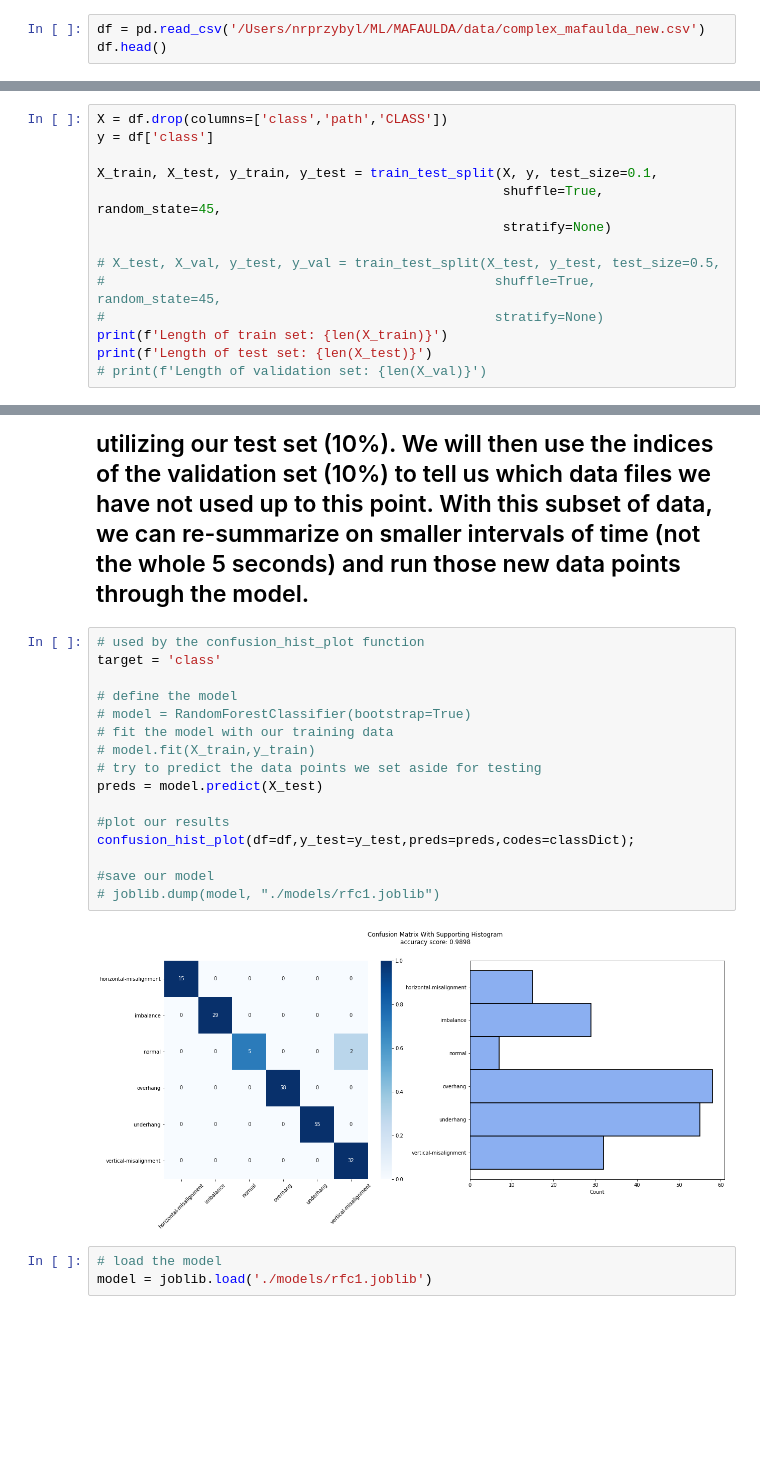
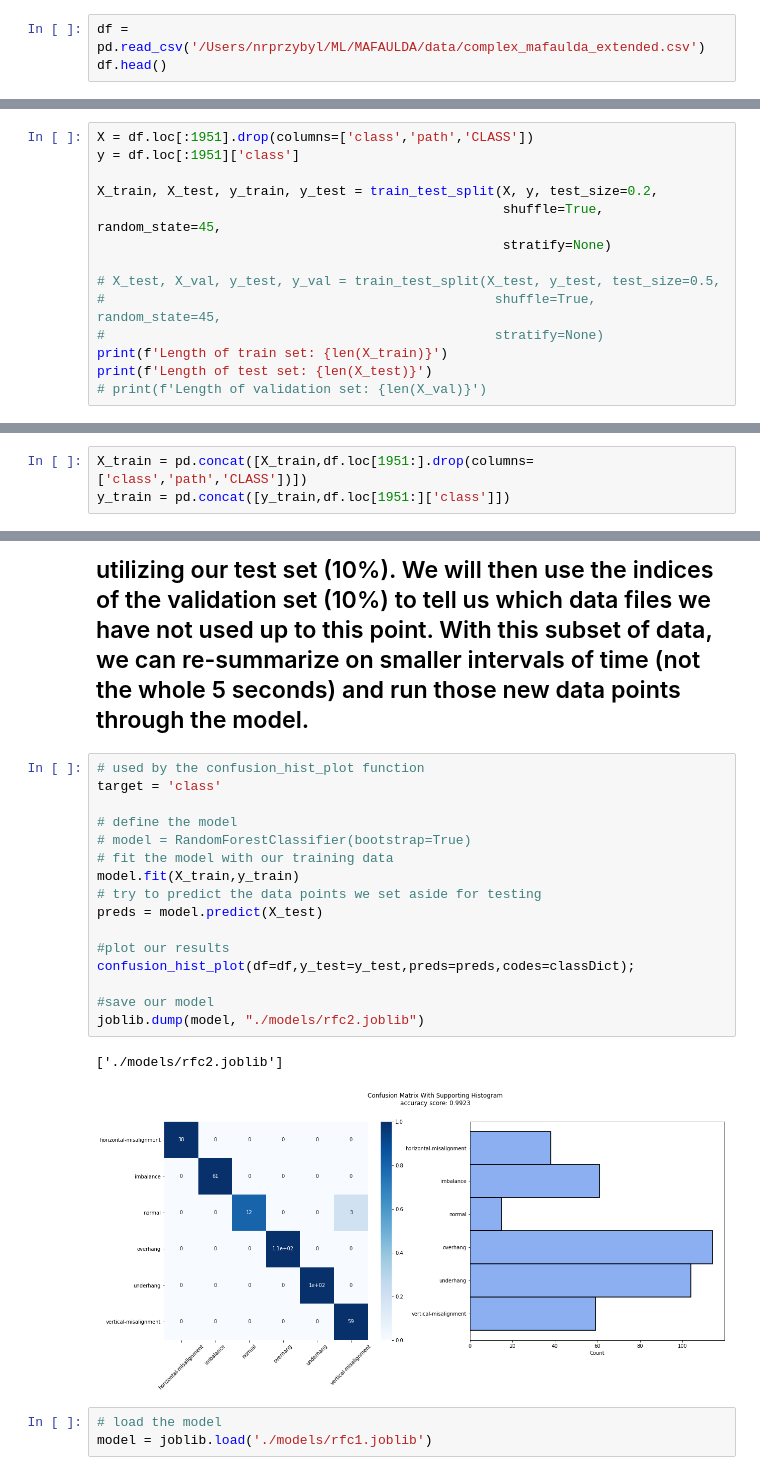
Before and after one commit to nprzybylski/window, a Jupyter notebook: sliding window.ipynb, the cells around one changed output, grey strips where cells are left out. Saved outputs shown, nothing was run; the diff lists cells and outputs as text; blank space fills up the shorter version.

Commit message:
added new model and config files for 80/20 split + synthetic train data

```diff
--- a/sliding window.ipynb
+++ b/sliding window.ipynb
@@ -733,7 +733,7 @@ def sweep_window(config='/Users/nrprzybyl/ML/MAFAULDA/window/config/config.yaml'
     with open(f'{path}/out', 'w') as file:
         file.write(json.dumps(meta))
 # %%
-df = pd.read_csv('/Users/nrprzybyl/ML/MAFAULDA/data/complex_mafaulda_new.csv')
+df = pd.read_csv('/Users/nrprzybyl/ML/MAFAULDA/data/complex_mafaulda_extended.csv')
 df.head()
 # %% [output]
 |  | axialUnderhang-Entropy | axialUnderhang-Kurtosis | axialUnderhang-Mean | axialUnderhang-F | axialUnderhang-2F | ... |
@@ -764,8 +780,8 @@ df['class'] = df['class'].map(classDict)
 # %%
-X = df.drop(columns=['class','path','CLASS'])
-y = df['class']
+X = df.loc[:1951].drop(columns=['class','path','CLASS'])
+y = df.loc[:1951]['class']
 
-X_train, X_test, y_train, y_test = train_test_split(X, y, test_size=0.1,
+X_train, X_test, y_train, y_test = train_test_split(X, y, test_size=0.2,
                                                     shuffle=True, random_state=45,
                                                     stratify=None)
 
@@ -781,3 +797,6 @@ Length of test set: 196
+# %%
+X_train = pd.concat([X_train,df.loc[1951:].drop(columns=['class','path','CLASS'])])
+y_train = pd.concat([y_train,df.loc[1951:]['class']])
 # %%
 # These indices tell us which files we will need to pull from to re-summarize subsamples of the data for
 # our sliding window
@@ -789,21 +808,22 @@ idxs = [int(_) for _ in idxs]
 # %%
 # used by the confusion_hist_plot function
 target = 'class'
 
 # define the model
 # model = RandomForestClassifier(bootstrap=True)
 # fit the model with our training data
-# model.fit(X_train,y_train)
+model.fit(X_train,y_train)
 # try to predict the data points we set aside for testing
 preds = model.predict(X_test)
 
 #plot our results
 confusion_hist_plot(df=df,y_test=y_test,preds=preds,codes=classDict);
 
 #save our model
-# joblib.dump(model, "./models/rfc1.joblib")
+joblib.dump(model, "./models/rfc2.joblib")
 # %% [output]
+['./models/rfc2.joblib']
-[figure, old version]
+[figure, new version]
 # %%
 # load the model
 model = joblib.load('./models/rfc1.joblib')
```
Also changed, not shown: parts of 5 cells of this notebook, 10 other files.
